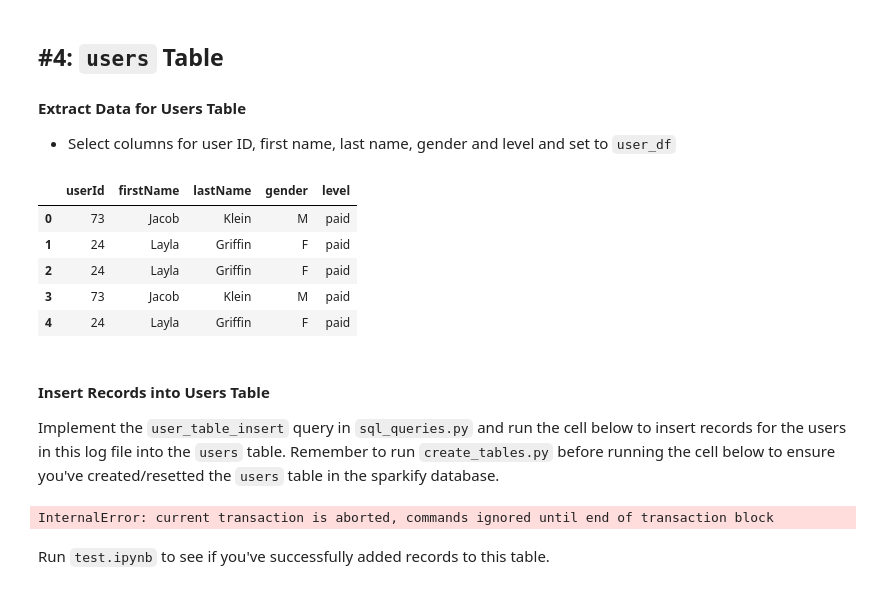
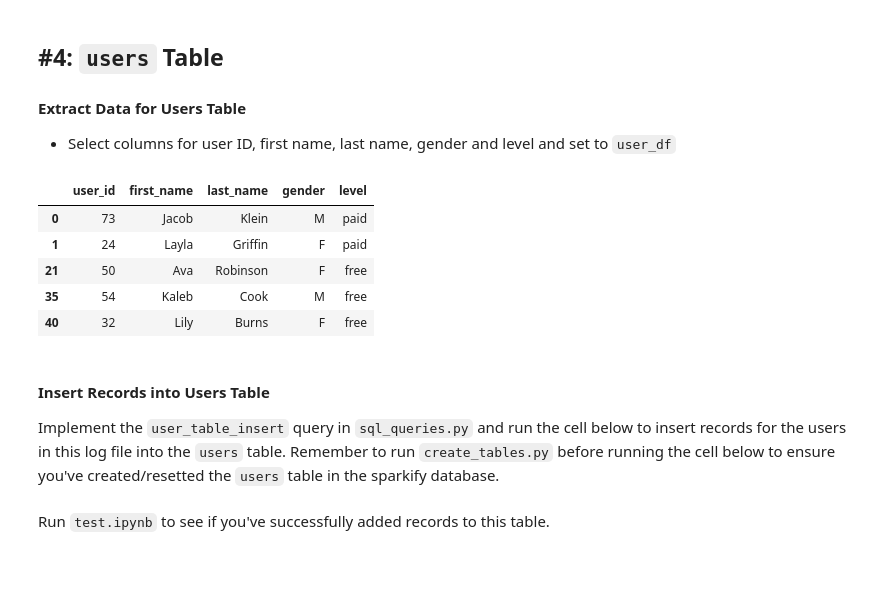
Before and after one commit to annadutkiewicz/Data_Engineering_Nanodegree, a Jupyter notebook: Data_Modeling/Data_Modeling_with_PostgreSQL/etl.ipynb, the cells around one changed output. Cells and saved outputs as stored; diff of their text form; code cells hidden in the pictures.

```diff
--- a/Data_Modeling/Data_Modeling_with_PostgreSQL/etl.ipynb
+++ b/Data_Modeling/Data_Modeling_with_PostgreSQL/etl.ipynb
@@ -114,0 +147,7 @@ df.head()
+# %%
+log_files_iterator = iter(log_files)
+file_path = next(log_files_iterator)
+df = pd.read_json(file_path, lines=True)
+for log_file in log_files_iterator:
+    df = df.append(pd.read_json(log_file, lines=True), ignore_index=True)
+df.head()
@@ -123,7 +169,7 @@ df.head()
 - Specify labels for these columns and set to `column_labels`
 - Create a dataframe, `time_df,` containing the time data for this file by combining `column_labels` and `time_data` into a dictionary and converting this into a dataframe
 # %%
-df = df[ df['page'] == 'NextSong' ]
-print(df.size)
+df = df[df['page'] == 'NextSong']
+df = df.replace(np.nan, None, regex=True)
 df.head()
 # %% [output]
@@ -183,21 +216,18 @@ Run `test.ipynb` to see if you've successfully added records to this table.
 #### Extract Data for Users Table
 - Select columns for user ID, first name, last name, gender and level and set to `user_df`
 # %%
-user_df = df[ ['userId', 'firstName', 'lastName', 'gender', 'level'] ]
+user_df = df[['userId', 'firstName', 'lastName', 'gender', 'level']]
+user_df = user_df.drop_duplicates()
+user_df = user_df[user_df['userId'] != '']
+user_df.columns = ['user_id', 'first_name', 'last_name', 'gender', 'level']
 user_df.head()
 # %% [output]
-|  | userId | firstName | lastName | gender | level |
+|  | user_id | first_name | last_name | gender | level |
 | 0 | 73 | Jacob | Klein | M | paid |
 | 1 | 24 | Layla | Griffin | F | paid |
-| 2 | 24 | Layla | Griffin | F | paid |
-| 3 | 73 | Jacob | Klein | M | paid |
-| 4 | 24 | Layla | Griffin | F | paid |
+| 21 | 50 | Ava | Robinson | F | free |
+| 35 | 54 | Kaleb | Cook | M | free |
+| 40 | 32 | Lily | Burns | F | free |
 # %% [markdown]
 #### Insert Records into Users Table
 Implement the `user_table_insert` query in `sql_queries.py` and run the cell below to insert records for the users in this log file into the `users` table. Remember to run `create_tables.py` before running the cell below to ensure you've created/resetted the `users` table in the sparkify database.
-# %%
-for i, row in user_df.iterrows():
-    cur.execute(user_table_insert, row)
-    conn.commit()
-# %% [output]
-InternalError: current transaction is aborted, commands ignored until end of transaction block
```
Also changed, not shown: parts of 32 cells of this notebook, 3 other files.
